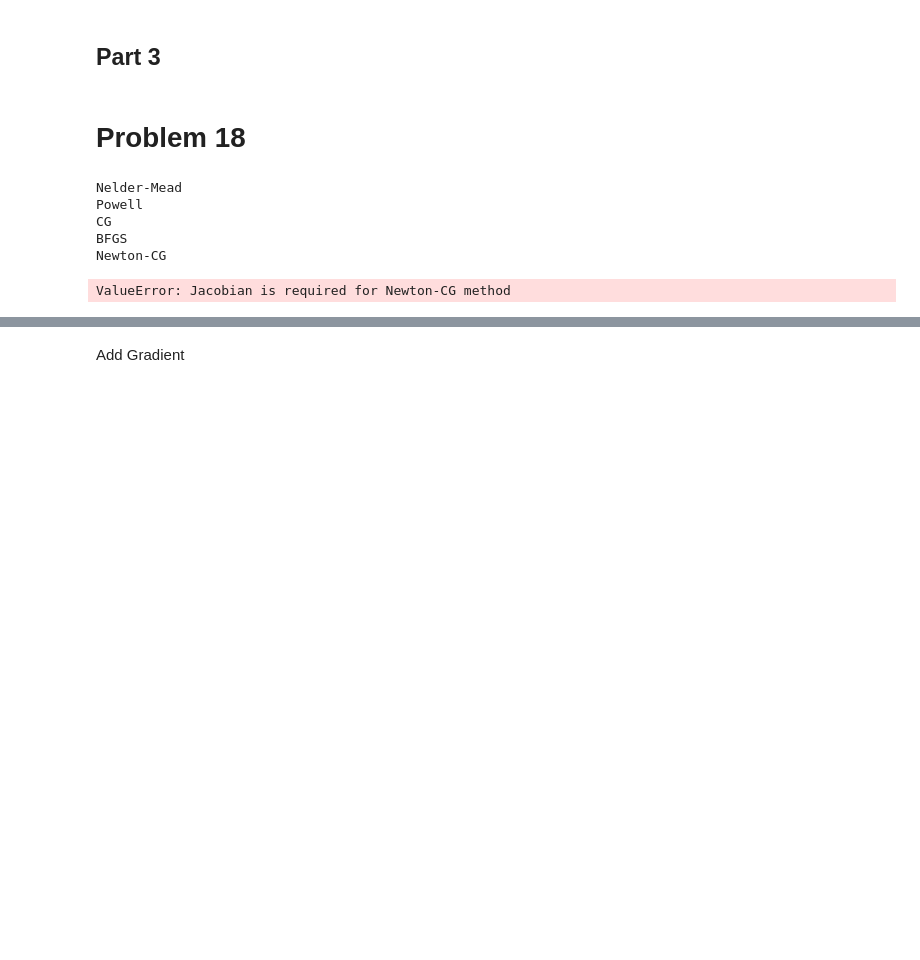
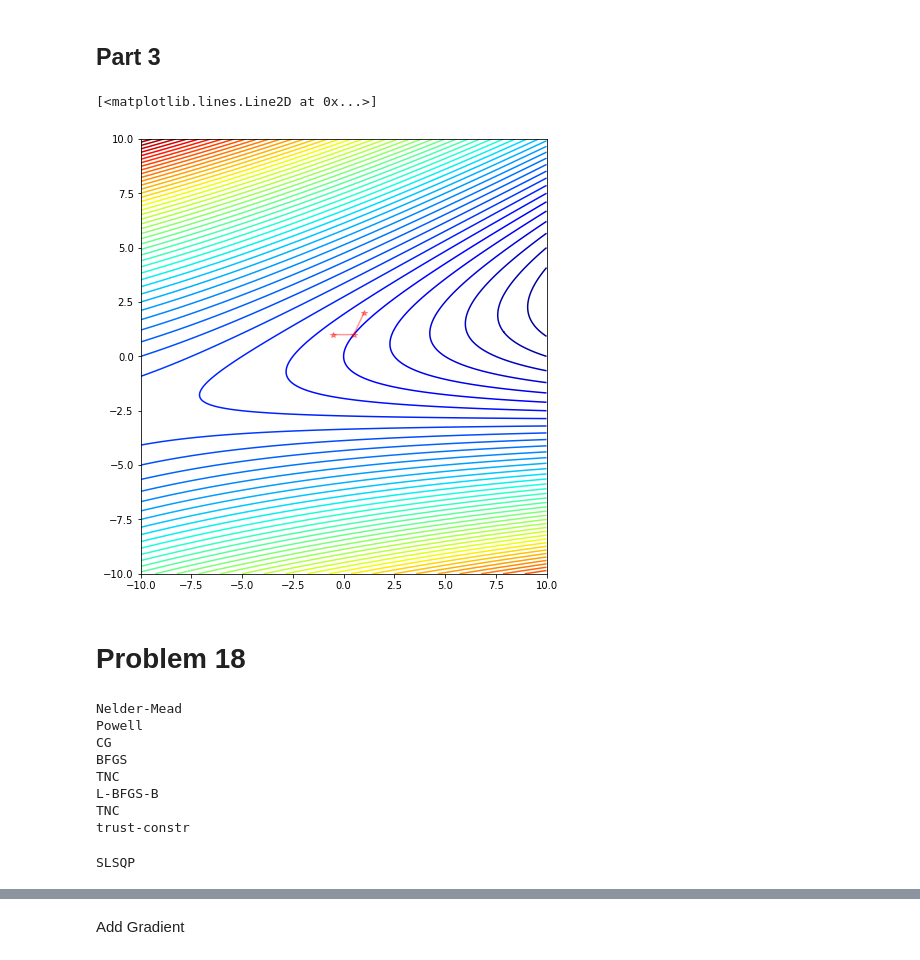
Before and after one commit to victorhuangkk/york_optimization_final, a Jupyter notebook: final_exam_coding.ipynb, the cells around one changed output, grey strips where cells are left out. Cells and saved outputs as stored; diff of their text form; code cells hidden in the pictures; blank space fills up the shorter version.

```diff
--- a/final_exam_coding.ipynb
+++ b/final_exam_coding.ipynb
@@ -25,24 +80,27 @@ fun([2.5, 3])
 # %%
 import numpy as np
 import matplotlib.pyplot as plt
 from mpl_toolkits import mplot3d
-x1 = np.linspace(-10, 10, 1000)
-x2 = np.linspace(-10, 10, 1000)
+X1 = np.linspace(-10, 10, 1000)
+X2 = np.linspace(-10, 10, 1000)
 
-X,Y = np.meshgrid(x1, x2)
-Z = -12*X2 + 4*X2**2 + 4*X2**2 - 4*X1*X2
+X,Y = np.meshgrid(X1, X2)
+Z = -12*X + 4*Y**2 + 4*Y**2 - 4*X*Y
 
 fig = plt.figure(figsize = (16,8))
 ax = fig.add_subplot(1, 2, 2)
 # ax = plt.axes()
 #ax.plot_surface(X1, X2, Y,
 #                cmap='binary')
 ax.contour(X,Y,Z, 50, cmap = 'jet')
 
-iter_x = [-0.5,1.5,2.5]
-iter_y = [1, 0, 3]
-iter_z = [10,20,30]
+iter_x = [-0.5,0.5,1]
+iter_y = [1, 1, 2]
+# iter_z = [10,20,30]
 ax.plot(iter_x, iter_y, color = 'r', marker = '*', alpha = .4)
+# %% [output]
+[<matplotlib.lines.Line2D at 0x...>]
+[figure, added]
 # %% [markdown]
 # Problem 18
 # %%
@@ -61,10 +119,10 @@ new_earch_method = ['Nelder-Mead', 'Powell', 'CG', 'BFGS','TNC',  'L-BFGS-B', 'T
 # %%
 all_res = []
 from scipy.optimize import minimize
-for method_ in search_method:
+for method_ in new_earch_method:
     print(method_)
     res_list = [method_]
-    nelder = sci.optimize.minimize(myfun, x0, method=method_, tol=1e-6, jac='2-point')
+    nelder = sci.optimize.minimize(myfun, x0, method=method_, tol=1e-6)
     res_list.append(np.round(nelder.nit, 3))
     res_list.extend(np.round(nelder.x, 3))
     res_list.append(np.round(nelder.fun, 3))
@@ -74,7 +132,10 @@ Nelder-Mead
 Powell
 CG
 BFGS
-Newton-CG
+TNC
+L-BFGS-B
+TNC
+trust-constr
-ValueError: Jacobian is required for Newton-CG method
+SLSQP
 # %%
 import pandas as pd
```
Also changed, not shown: parts of 18 cells of this notebook, 4 other files.
